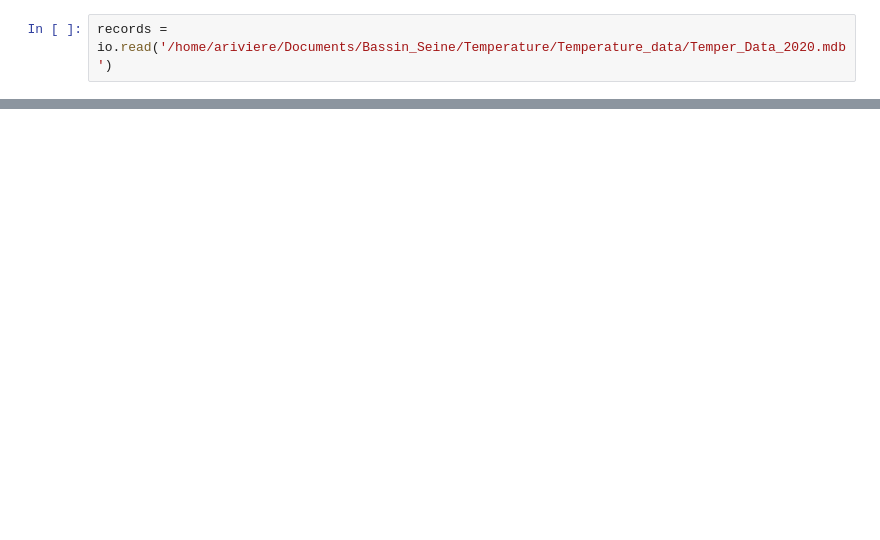
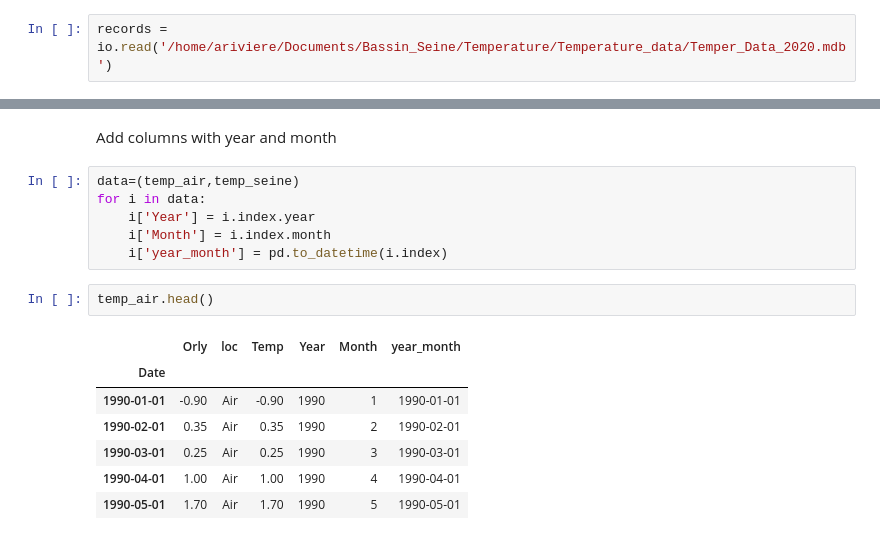
Before and after one commit to WilliamThomas78/Temperature_Seine, a Jupyter notebook: analysis_temp.ipynb, the cells around one changed output, grey strips where cells are left out. Drawn from its saved outputs; the diff is of its cells as text; blank space fills up the shorter version.

```diff
--- a/analysis_temp.ipynb
+++ b/analysis_temp.ipynb
@@ -51,0 +56,18 @@ temp_seine['Temp'].plot(linewidth=0.5);
+# %% [markdown]
+Add columns with year and month
+# %%
+data=(temp_air,temp_seine)
+for i in data:
+    i['Year'] = i.index.year
+    i['Month'] = i.index.month
+    i['year_month'] = pd.to_datetime(i.index)
+# %%
+temp_air.head()
+# %% [output]
+|  | Orly | loc | Temp | Year | Month | year_month |
+| Date |  |  |  |  |  |  |
+| 1990-01-01 | -0.90 | Air | -0.90 | 1990 | 1 | 1990-01-01 |
+| 1990-02-01 | 0.35 | Air | 0.35 | 1990 | 2 | 1990-02-01 |
+| 1990-03-01 | 0.25 | Air | 0.25 | 1990 | 3 | 1990-03-01 |
+| 1990-04-01 | 1.00 | Air | 1.00 | 1990 | 4 | 1990-04-01 |
+| 1990-05-01 | 1.70 | Air | 1.70 | 1990 | 5 | 1990-05-01 |
```
Also changed, not shown: parts of 25 cells of this notebook.
